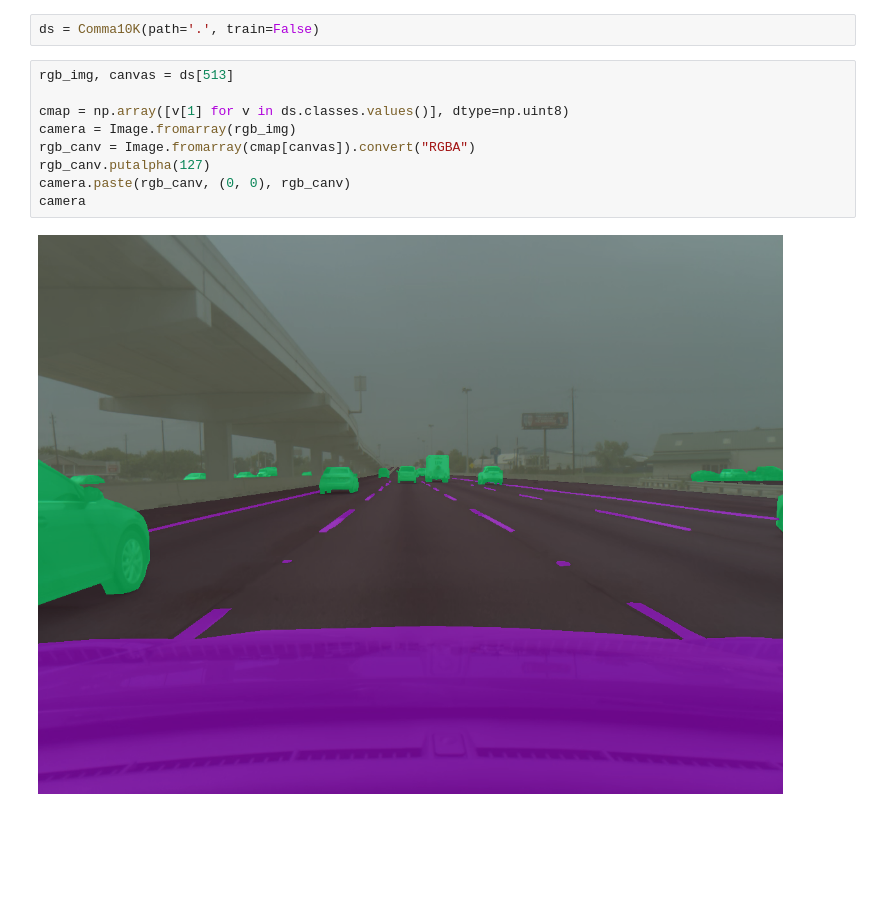
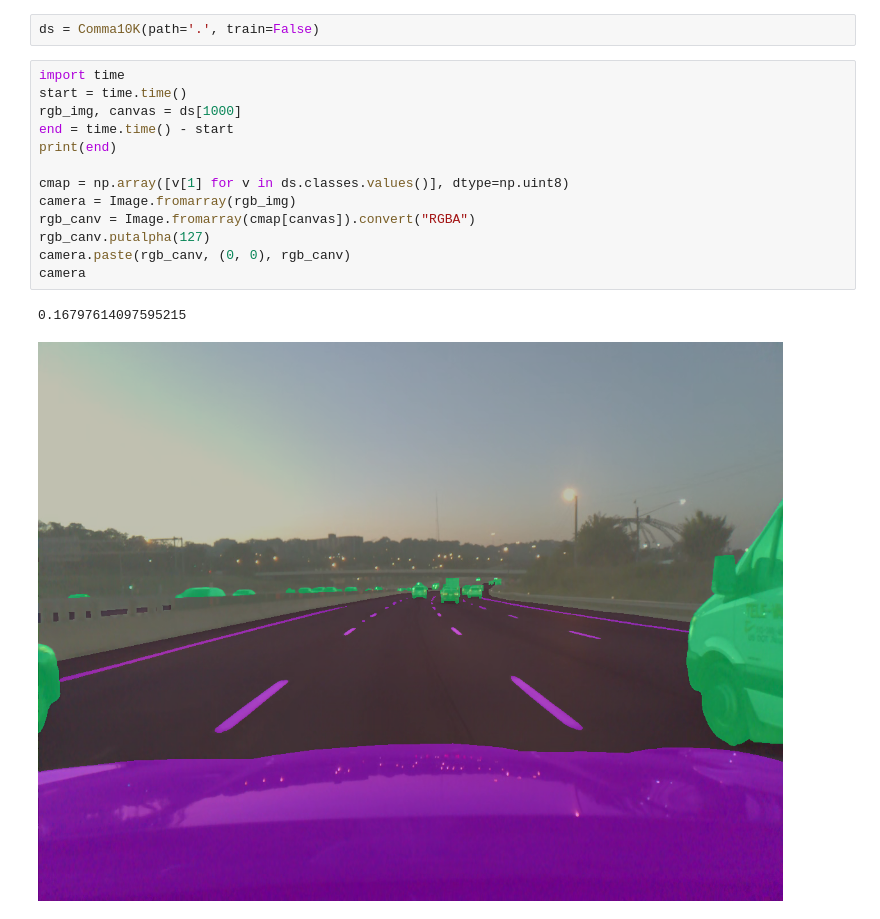
Before and after one commit to gmittal/ai-playground, a Jupyter notebook: nb/comma10k.ipynb, the cells around one changed output. Cells and saved outputs as stored; diff of their text form; blank space fills up the shorter version.

```diff
--- a/nb/comma10k.ipynb
+++ b/nb/comma10k.ipynb
@@ -45,13 +45,18 @@ class Comma10K:
 # %%
 ds = Comma10K(path='.', train=False)
 # %%
-rgb_img, canvas = ds[513]
+import time
+start = time.time()
+rgb_img, canvas = ds[1000]
+end = time.time() - start
+print(end)
 
 cmap = np.array([v[1] for v in ds.classes.values()], dtype=np.uint8)
 camera = Image.fromarray(rgb_img)
 rgb_canv = Image.fromarray(cmap[canvas]).convert("RGBA")
 rgb_canv.putalpha(127)
 camera.paste(rgb_canv, (0, 0), rgb_canv)
 camera
 # %% [output]
+0.16797614097595215
-[figure, old version]
+[figure, new version]
```
Also changed, not shown: 3 other files.
